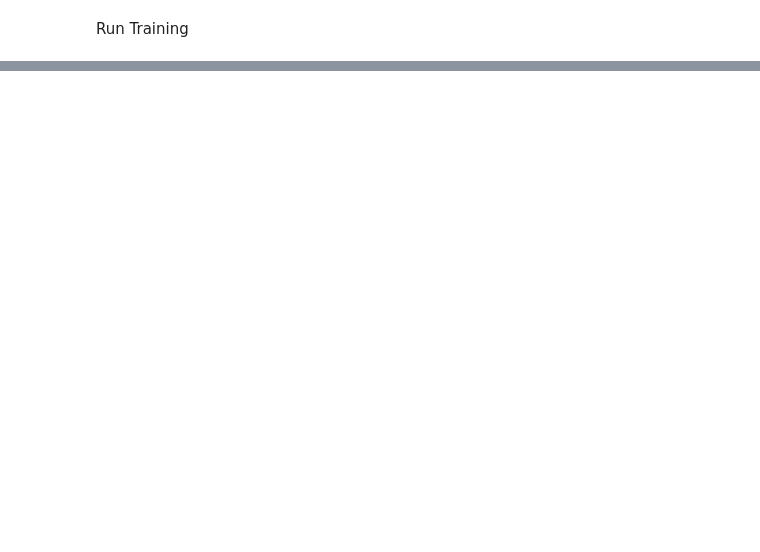
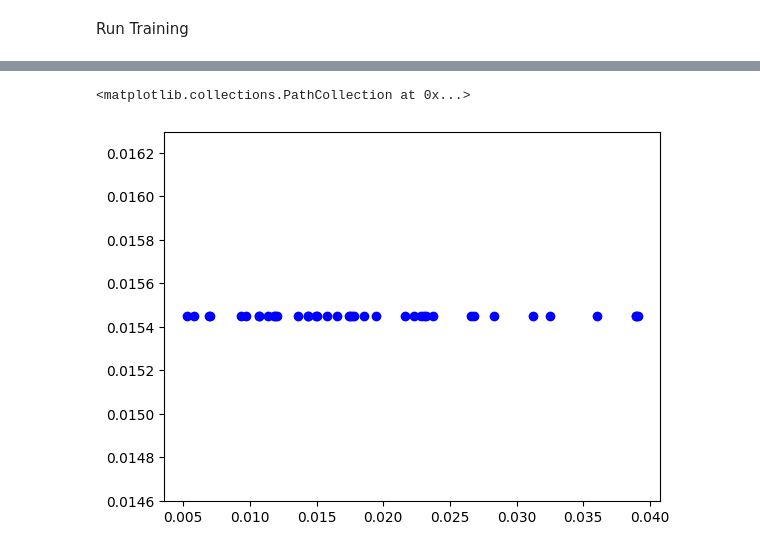
Before and after one commit to neilashwinraj/GNN, a Jupyter notebook: Particle_GNN_simple_connections.ipynb, the cells around one changed output, grey strips where cells are left out. Saved outputs shown, nothing was run; the diff lists cells and outputs as text; code cells hidden in the pictures; blank space fills up the shorter version.

```diff
--- a/Particle_GNN_simple_connections.ipynb
+++ b/Particle_GNN_simple_connections.ipynb
@@ -686,3 +684,10 @@ Particle number :  480
+# %%
+subset = test_results_pd[(test_results_pd["AR"]==2.5)&(test_results_pd["Phi"]==0.1)&(test_results_pd["Re"]==10)]
+# plt.scatter(subset["GT Drag"],subset["Pred Drag"],c="b")
+plt.scatter(subset["GT Drag"],subset["Mean GT Drag"],c="b")
+# %% [output]
+<matplotlib.collections.PathCollection at 0x...>
+[figure, added]
 # %%
 plt.scatter(df_result_train["GT"],df_result_train["Pred"],c="blue",edgecolor='black')
 plt.scatter(df_result_test["GT"],df_result_test["Pred"],c="red",edgecolor='black')
```
Also changed, not shown: parts of 27 cells of this notebook, 2 other files.
